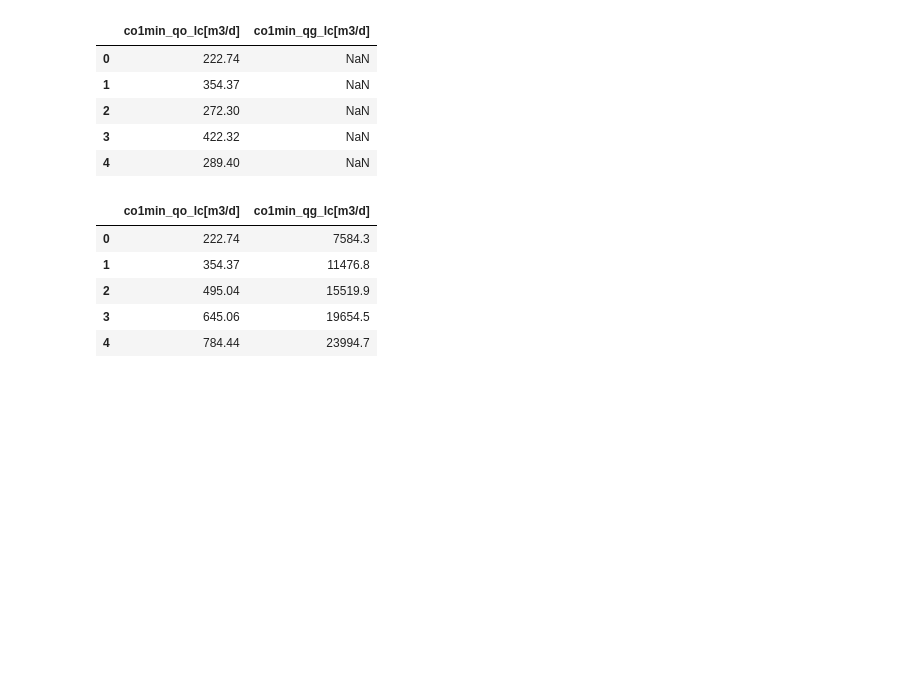
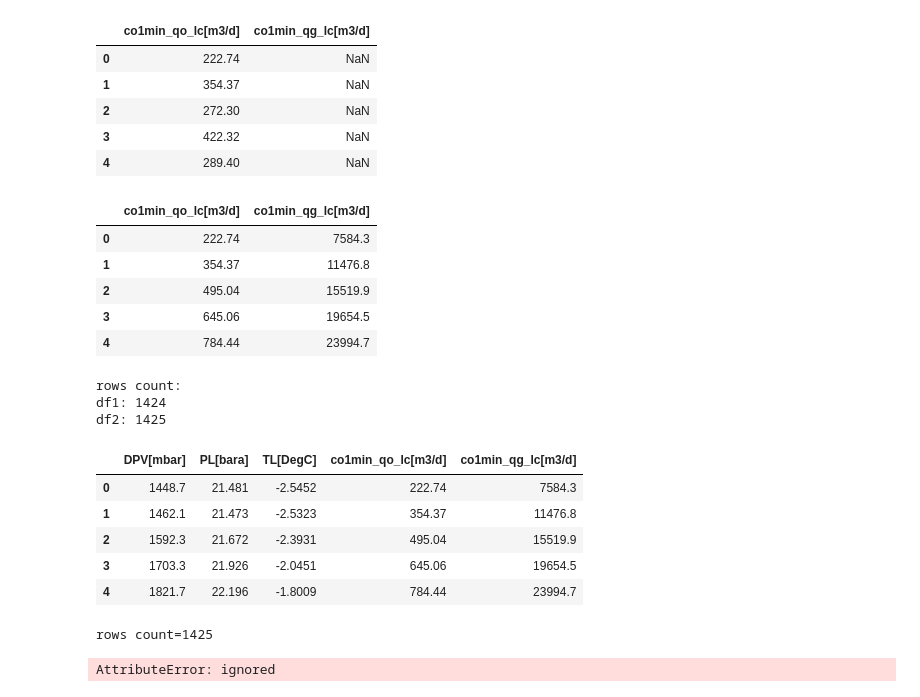
Before and after one commit to myPar/NSU_Practice, a Jupyter notebook: baseline/RNNbaseline.ipynb, the cells around one changed output. Drawn from its saved outputs; the diff is of its cells as text; code cells hidden in the pictures; blank space fills up the shorter version.

```diff
--- a/baseline/RNNbaseline.ipynb
+++ b/baseline/RNNbaseline.ipynb
@@ -665,4 +701,13 @@ print("outputs: " + str(outputs))
 # %% [output]
 inputs: ['DPV[mbar]' 'PL[bara]' 'TL[DegC]']
 outputs: ['co1min_qo_lc[m3/d]', 'co1min_qg_lc[m3/d]']
+# %%
+remove_spaces = lambda x: x.replace(" ", "")
+
+# remove spaces from columns
+for col in df1.columns:
+  df1 = df1.rename(columns={col:remove_spaces(col)})
+
+for col in df2.columns:
+  df2 = df2.rename(columns={col:remove_spaces(col)})
 # %%
@@ -766,3 +810,48 @@ df2[outputs].head()
 | 2 | 495.04 | 15519.9 |
 | 3 | 645.06 | 19654.5 |
 | 4 | 784.44 | 23994.7 |
+# %%
+print("rows count:")
+print("df1: " + str(df1.shape[0]))
+print("df2: " + str(df2.shape[0]))
+# %% [output]
+rows count:
+df1: 1424
+df2: 1425
+# %%
+# constract dataframe
+df = pd.concat([df1[inputs], df2[outputs]], axis=1)
+df.head()
+# %% [output]
+|  | DPV[mbar] | PL[bara] | TL[DegC] | co1min_qo_lc[m3/d] | co1min_qg_lc[m3/d] |
+| 0 | 1448.7 | 21.481 | -2.5452 | 222.74 | 7584.3 |
+| 1 | 1462.1 | 21.473 | -2.5323 | 354.37 | 11476.8 |
+| 2 | 1592.3 | 21.672 | -2.3931 | 495.04 | 15519.9 |
+| 3 | 1703.3 | 21.926 | -2.0451 | 645.06 | 19654.5 |
+| 4 | 1821.7 | 22.196 | -1.8009 | 784.44 | 23994.7 |
+# %%
+print("rows count=" + str(df.shape[0]))
+# %% [output]
+rows count=1425
+# %%
+result_interval = interval_th
+normalized_df = ((df - df.min()) / (df.max() - df.min())) * (result_interval[1] - result_interval[0]) + result_interval[0]
+
+train_df, test_df = train_test_split(normalized_df, test_size=0.3)
+print(train_df.head)
+print(test_df.head)
+
+train_input_data = train_df[inputs].to_numpy()
+train_output_data = train_df[outputs].to_numpy()
+
+test_input_data = test_df[inputs].to_numpy()
+test_output_data = test_df[outputs].to_numpy()
+
+print("data shapes:")
+print(train_input_data.shape)
+print(test_input_data.shape)
+
+print(train_output_data.shape)
+print(test_output_data.shape)
+# %% [output]
+AttributeError: ignored
```
Also changed, not shown: parts of 6 cells of this notebook.
